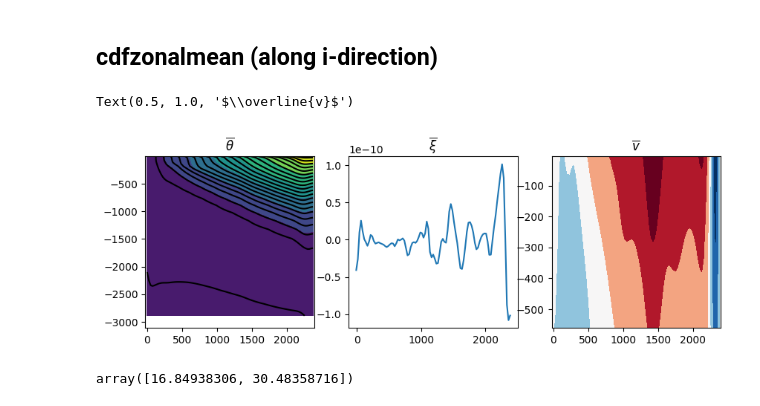
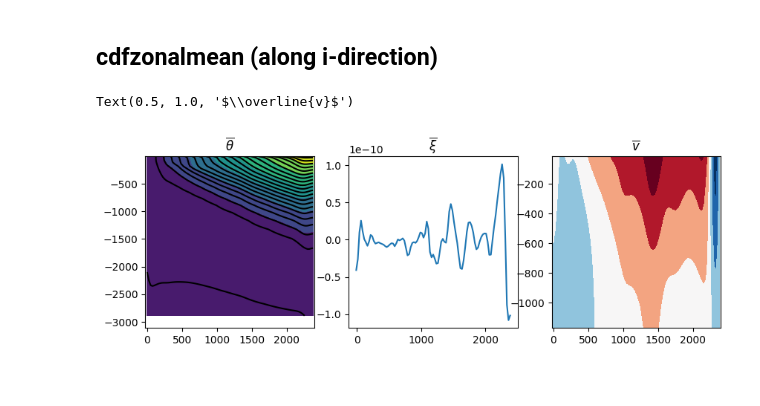
Before and after one commit to julianmak/pyCDFTOOLS, a Jupyter notebook: brainfart_logs/test_package_load.ipynb, the cells around one changed output. Cells and saved outputs as stored; diff of their text form; code cells hidden in the pictures.

```diff
--- a/brainfart_logs/test_package_load.ipynb
+++ b/brainfart_logs/test_package_load.ipynb
@@ -60,7 +60,20 @@ for points in ["t", "u", "v", "f"]:
     ds[f"e3{points}_0"][:,  0] = ds[f"e3{points}_0"][:,  1].values
     ds[f"e3{points}_0"][:, -1] = ds[f"e3{points}_0"][:,  0].values
 
-grid = xgcm.Grid(ds, metrics=metrics_dict, periodic=["X"])  # specify periodicity with a list
+# either 1) let xgcm figure out the positions
+# coords = None
+
+# or 2) specify it (below should be right for NEMO convention; things are shifted to the RIGHT)
+coords = {"X": {"right": "x_f", "center":"x_c"},  # xU > xT
+          "Y": {"right": "y_f", "center":"y_c"},  # yV > yT
+          "Z": {"center": "z_c", "left": "z_f"},  # zW < zT !!! (?)
+          "T": {"center": "t"},
+          }
+
+# NOTE: some of the subroutines will modify the specification accordingly (e.g. z co-ord transforms)
+
+# specify periodicity with a list
+grid = xgcm.Grid(ds, coords=coords, metrics=metrics_dict, periodic=["X"])
 
 bd = {'boundary':'fill', 'fill_value':0}
 # %% [markdown]
@@ -107,26 +118,22 @@ plt.colorbar(cs)
 # %% [markdown]
 ## cdfzonalmean (along i-direction)
 # %%
-# reload(analysis)
+reload(analysis)
 
 fig, axs = plt.subplots(1, 3, figsize=(10, 3))
 
 dum = analysis.cdfzonalmean(grid, ds, ds.toce, **bd)
-axs[0].contourf(dum.gphi, -dum.gdep, dum.isel(t=0))
-axs[0].contour(dum.gphi, -dum.gdep, dum.isel(t=0), 20, colors='k', linestyle='--')
+axs[0].contourf(dum.gphit, -dum.gdept_1d, dum.isel(t=0))
+axs[0].contour(dum.gphit, -dum.gdept_1d, dum.isel(t=0), 20, colors='k')
 axs[0].set_title(r"$\overline{\theta}$")
 
 dum = analysis.cdfzonalmean(grid, ds, xi, **bd)
-axs[1].plot(dum.gphi, dum)
+axs[1].plot(dum.gphif, dum)
 axs[1].set_title(r"$\overline{\xi}$")
 
-dum = analysis.cdfzonalmean(grid, ds, ds.uoce[:, 0:15, :, :], **bd)
-axs[2].contourf(dum.gphi, -dum.gdep, dum.isel(t=0), cmap="RdBu_r", extend="both")
+dum = analysis.cdfzonalmean(grid, ds, ds.uoce[:, 1:20, :, :], **bd)
+axs[2].contourf(dum.gphiu, -dum.gdept_1d, dum.isel(t=0), cmap="RdBu_r", extend="both")
 axs[2].set_title(r"$\overline{v}$")
 # %% [output]
 Text(0.5, 1.0, '$\\overline{v}$')
-[figure, old version]
+[figure, new version]
-# %%
-dum.gdept_1d.values
-# %% [output]
-array([16.84938306, 30.48358716])
```
Also changed, not shown: parts of 13 cells of this notebook, 3 other files.
